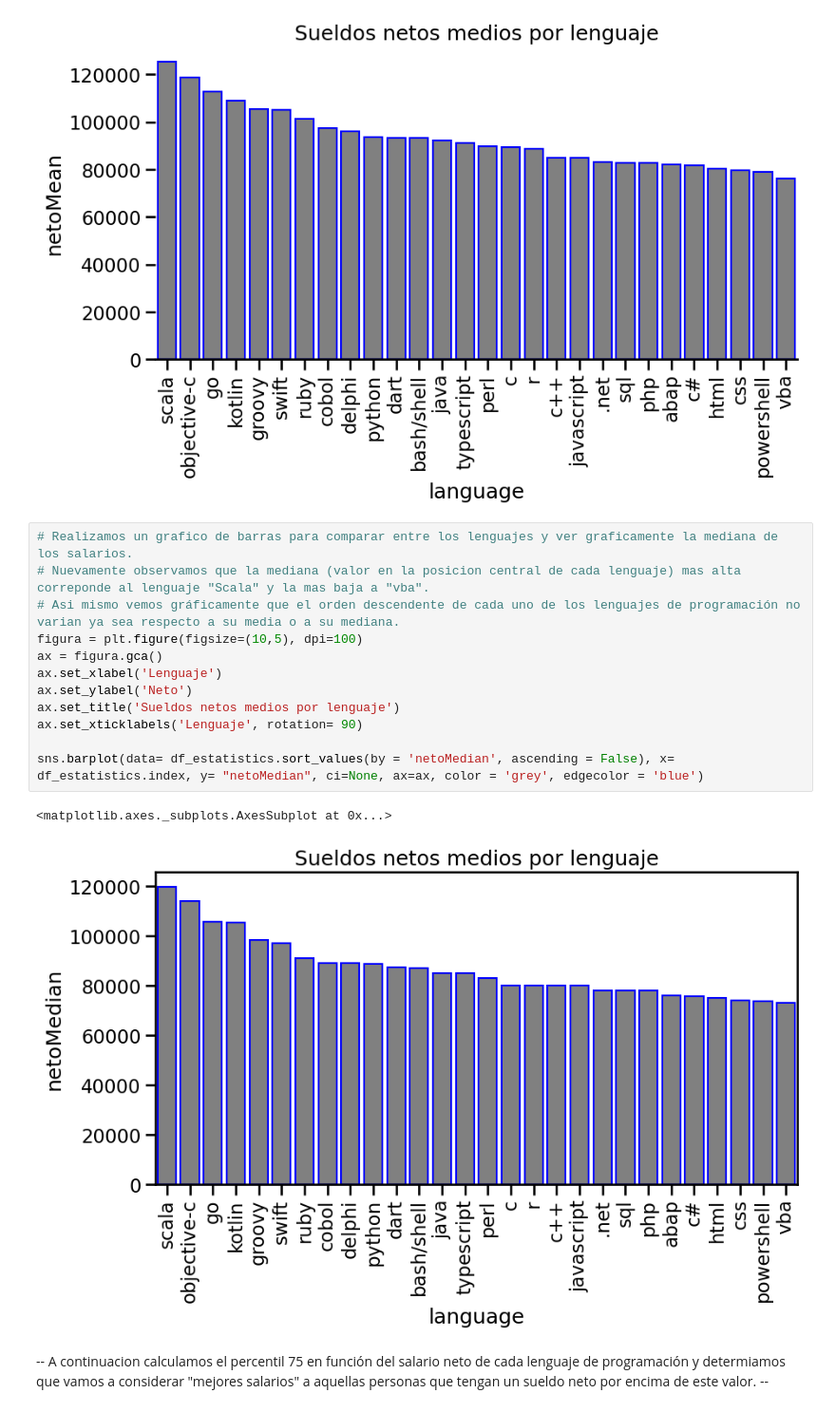
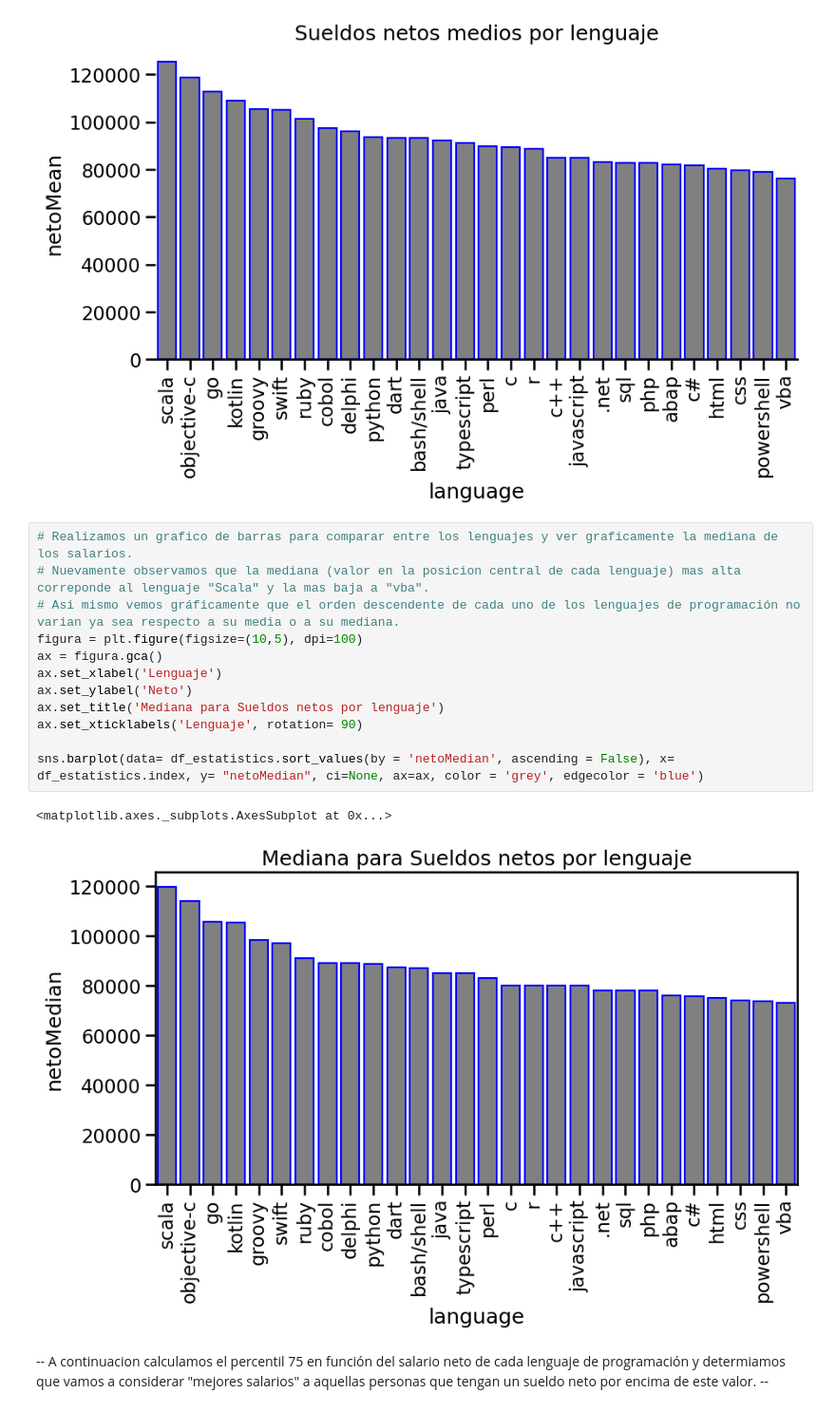
Before and after one commit to CHRISTIANDAGATTI/AyVD---Grupo-9, a Jupyter notebook: CENTRAL_Entregable_PARTE_1.ipynb, the cells around one changed output. Shown at 95% size. Cells and saved outputs as stored; diff of their text form.

```diff
--- a/CENTRAL_Entregable_PARTE_1.ipynb
+++ b/CENTRAL_Entregable_PARTE_1.ipynb
@@ -333,18 +333,18 @@ sns.despine(left=True)
 # %%
 # Realizamos un grafico de barras para comparar entre los lenguajes y ver graficamente la mediana de los salarios.
 # Nuevamente observamos que la mediana (valor en la posicion central de cada lenguaje) mas alta correponde al lenguaje "Scala" y la mas baja a "vba".
 # Asi mismo vemos gráficamente que el orden descendente de cada uno de los lenguajes de programación no varian ya sea respecto a su media o a su mediana.
 figura = plt.figure(figsize=(10,5), dpi=100)
 ax = figura.gca()
 ax.set_xlabel('Lenguaje')
 ax.set_ylabel('Neto')
-ax.set_title('Sueldos netos medios por lenguaje')
+ax.set_title('Mediana para Sueldos netos por lenguaje')
 ax.set_xticklabels('Lenguaje', rotation= 90)
 
 sns.barplot(data= df_estatistics.sort_values(by = 'netoMedian', ascending = False), x= df_estatistics.index, y= "netoMedian", ci=None, ax=ax, color = 'grey', edgecolor = 'blue')
 # %% [output]
 <matplotlib.axes._subplots.AxesSubplot at 0x...>
-[figure, old version]
+[figure, new version]
 # %% [markdown]
 -- A continuacion calculamos el percentil 75 en función del salario neto de cada lenguaje de programación y determiamos que vamos a considerar "mejores salarios" a aquellas personas que tengan un sueldo neto por encima de este valor. --
 # %%
```
Also changed, not shown: parts of 7 cells of this notebook.
